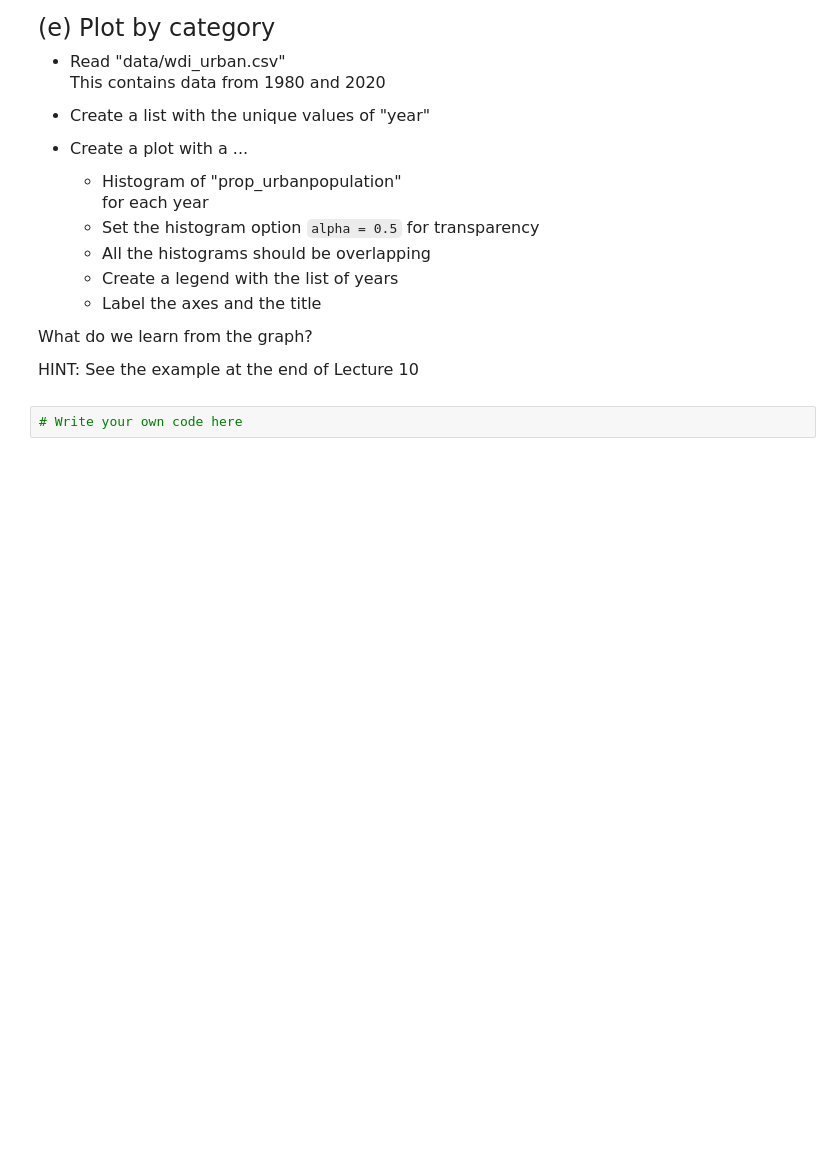
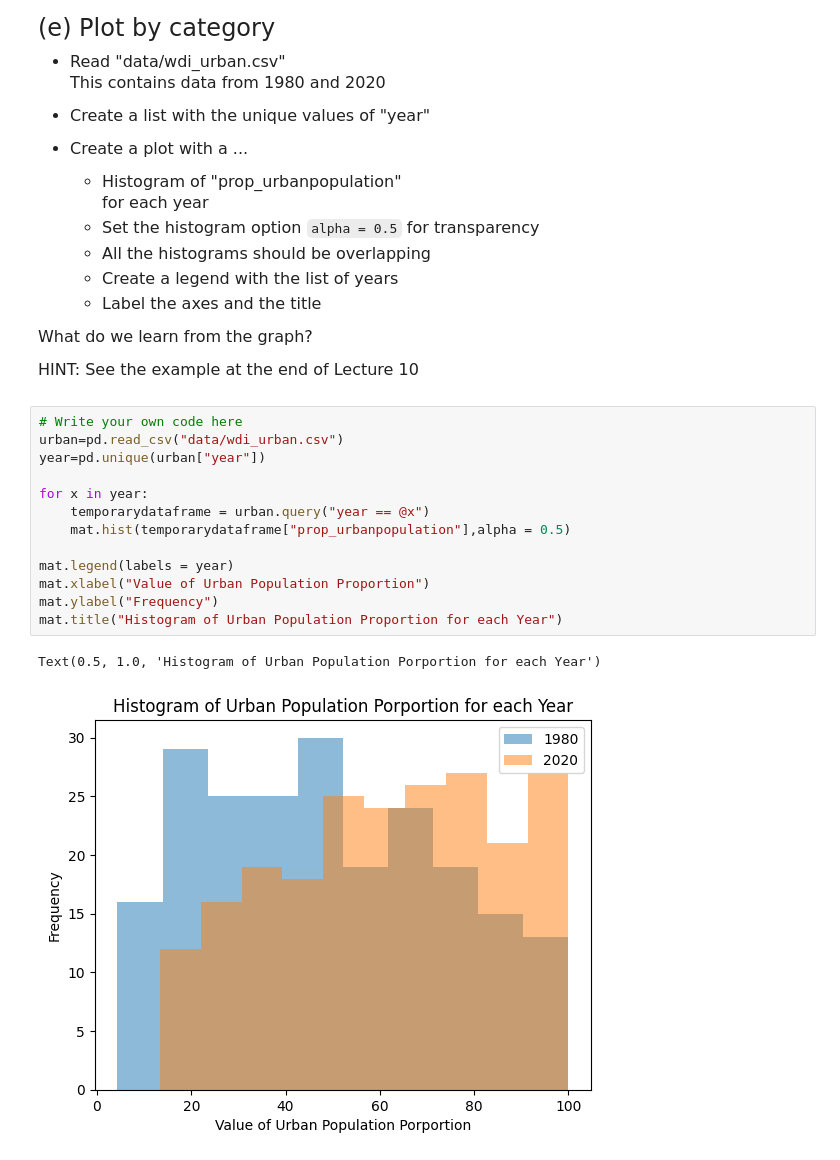
Before and after one commit to MannyBett/EmoryQTM151, a Jupyter notebook: Lecture 10/Assignment 6/Assignment 6.ipynb, the cells around one changed output. Drawn from its saved outputs; the diff is of its cells as text; blank space fills up the shorter version.

```diff
--- a/Lecture 10/Assignment 6/Assignment 6.ipynb
+++ b/Lecture 10/Assignment 6/Assignment 6.ipynb
@@ -94,5 +149,19 @@ This contains data from 1980 and 2020
 What do we learn from the graph?
 
 HINT: See the example at the end of Lecture 10
-# %%
-# Write your own code here
+# %%
+# Write your own code here
+urban=pd.read_csv("data/wdi_urban.csv")
+year=pd.unique(urban["year"])
+
+for x in year:
+    temporarydataframe = urban.query("year == @x")
+    mat.hist(temporarydataframe["prop_urbanpopulation"],alpha = 0.5)
+
+mat.legend(labels = year)
+mat.xlabel("Value of Urban Population Proportion")
+mat.ylabel("Frequency")
+mat.title("Histogram of Urban Population Proportion for each Year")
+# %% [output]
+Text(0.5, 1.0, 'Histogram of Urban Population Porportion for each Year')
+[figure, added]
```
Also changed, not shown: parts of 5 cells of this notebook, 2 other files.
